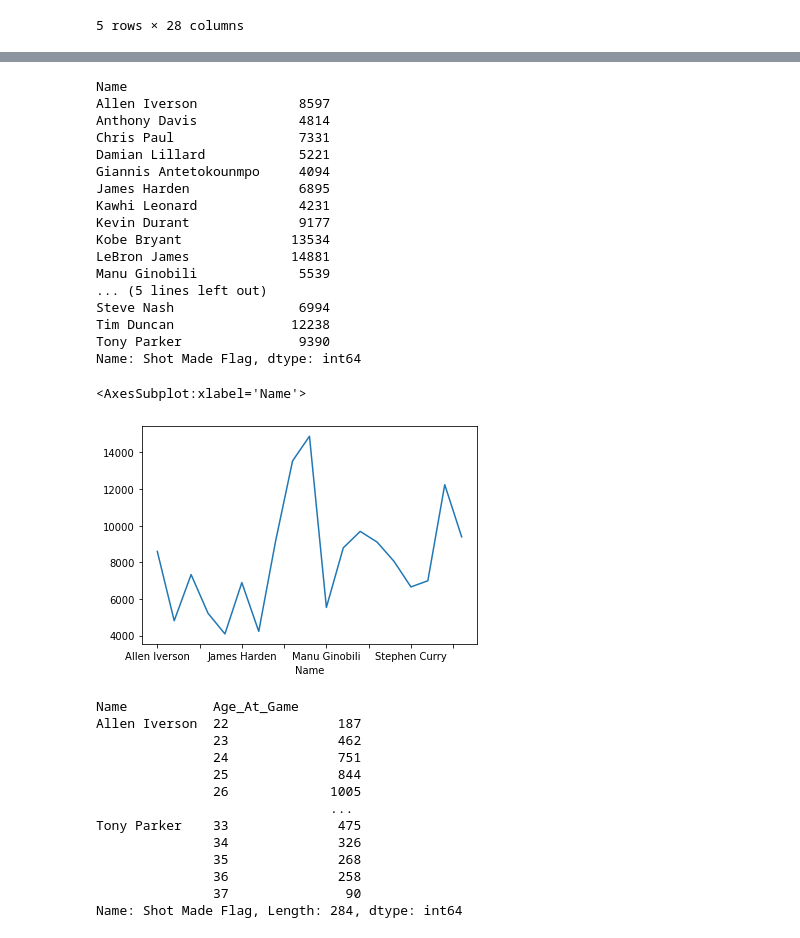
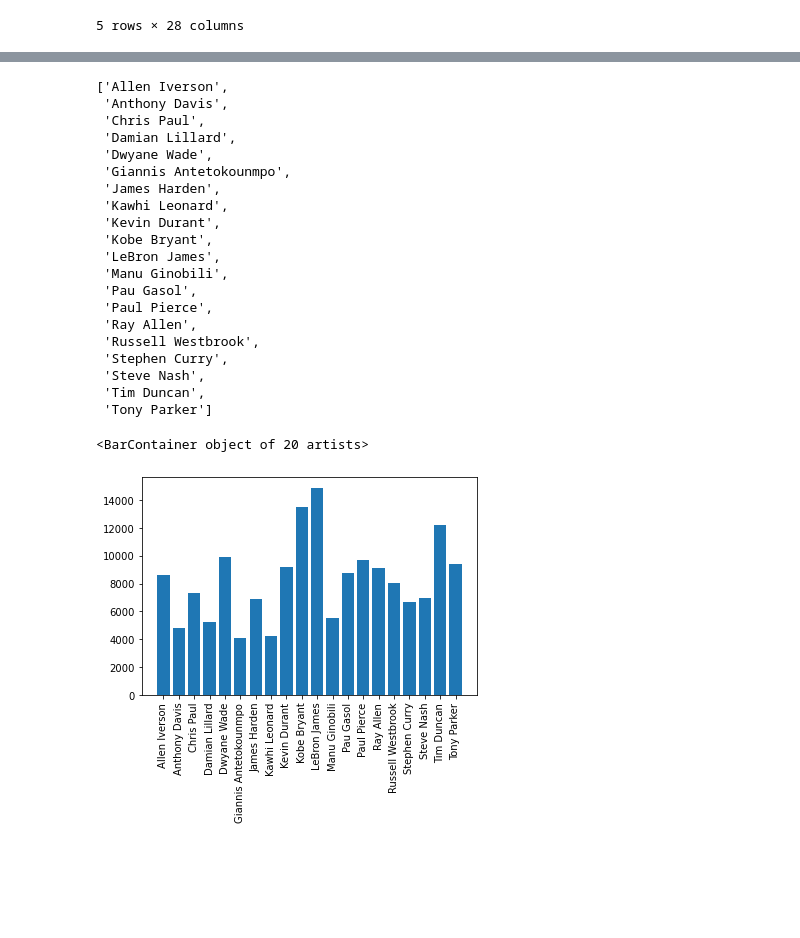
Before and after one commit to simotony77/Data_Scientest, a Jupyter notebook: NBA_Project.ipynb, the cells around one changed output, grey strips where cells are left out. Saved outputs shown, nothing was run; the diff lists cells and outputs as text; code cells hidden in the pictures; blank space fills up the shorter version.

```diff
--- a/NBA_Project.ipynb
+++ b/NBA_Project.ipynb
@@ -271,27 +284,27 @@ memory usage: 55.4+ MB
 # %%
 total_shots = joint_data.groupby(['Name'])['Shot Made Flag'].sum()
 # %%
-total_shots
+PlayerList.sort()
-# %% [output]
-Name
-Allen Iverson             8597
-Anthony Davis             4814
-Chris Paul                7331
-Damian Lillard            5221
-Giannis Antetokounmpo     4094
-James Harden              6895
-Kawhi Leonard             4231
-Kevin Durant              9177
-Kobe Bryant              13534
-LeBron James             14881
-Manu Ginobili             5539
-... (5 lines left out)
-Steve Nash                6994
-Tim Duncan               12238
-Tony Parker               9390
-Name: Shot Made Flag, dtype: int64
 # %%
-total_shots.plot()
+PlayerList
 # %% [output]
-<AxesSubplot:xlabel='Name'>
+['Allen Iverson',
+ 'Anthony Davis',
+ 'Chris Paul',
+ 'Damian Lillard',
+ 'Dwyane Wade',
+ 'Giannis Antetokounmpo',
+ 'James Harden',
+ 'Kawhi Leonard',
+ 'Kevin Durant',
+ 'Kobe Bryant',
+ 'LeBron James',
+ 'Manu Ginobili',
+ 'Pau Gasol',
+ 'Paul Pierce',
+ 'Ray Allen',
+ 'Russell Westbrook',
+ 'Stephen Curry',
+ 'Steve Nash',
+ 'Tim Duncan',
+ 'Tony Parker']
-[figure, removed]
@@ -300,16 +311,6 @@ total_shots2 = joint_data.groupby(['Name', 'Age_At_Game'])['Shot Made Flag'].sum
-# %%
-total_shots2
-# %% [output]
-Name           Age_At_Game
-Allen Iverson  22              187
-               23              462
-               24              751
-               25              844
-               26             1005
-                              ...
-Tony Parker    33              475
-               34              326
-               35              268
-               36              258
-               37               90
-Name: Shot Made Flag, Length: 284, dtype: int64
+# %%
+plt.xticks(rotation='vertical')
+plt.bar(PlayerList, total_shots)
+# %% [output]
+<BarContainer object of 20 artists>
+[figure, added]
```
Also changed, not shown: parts of 30 cells of this notebook.
